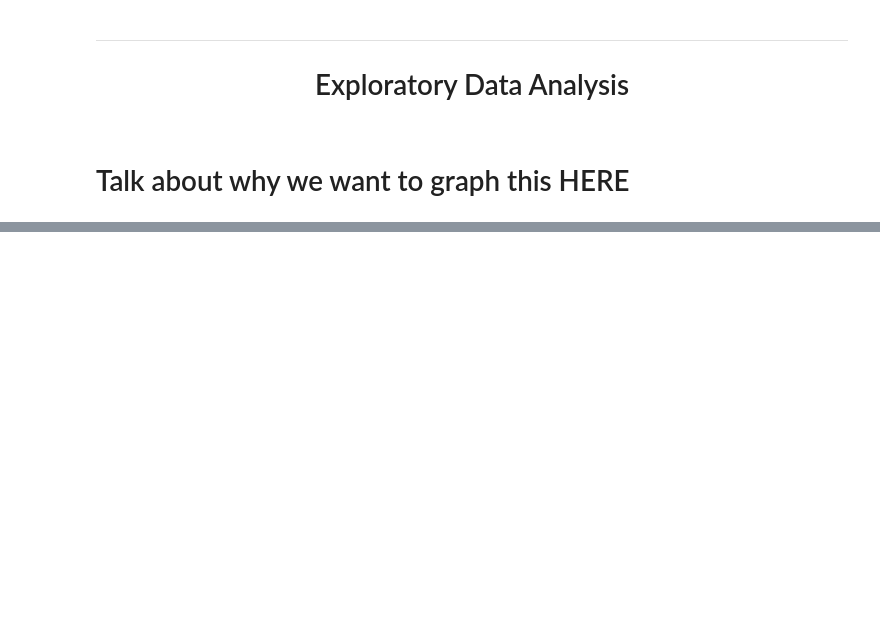
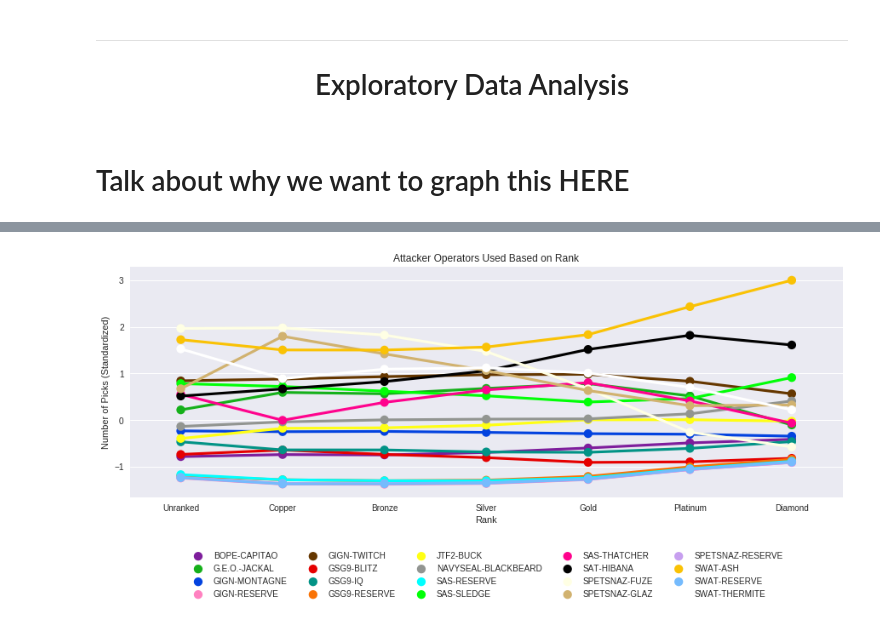
Before and after one commit to jiglesia3/jiglesia3.github.io, a Jupyter notebook: Final Tutorial.ipynb, the cells around one changed output, grey strips where cells are left out. Drawn from its saved outputs; the diff is of its cells as text; code cells hidden in the pictures; blank space fills up the shorter version.

```diff
--- a/Final Tutorial.ipynb
+++ b/Final Tutorial.ipynb
@@ -201,0 +203,44 @@ sns.plt.show()
+# %%
+# Create dataframe to sum up rounds won, kills, deaths, and rounds played across all ranks for each operator, gamemode, and  map
+ops_by_rank = operators.groupby(['skillrank', 'role', 'operator'], \
+                                        as_index=False)['nbwins', 'nbkills', 'nbdeaths', 'nbpicks'].sum()
+
+# Adding k/d and win ratio columns
+ops_by_rank['k/d_ratio'] = pd.to_numeric(ops_by_rank['nbkills']) / pd.to_numeric(ops_by_rank['nbdeaths'])
+ops_by_rank['win_ratio'] = pd.to_numeric(ops_by_rank['nbwins']) / pd.to_numeric(ops_by_rank['nbpicks'])
+
+unranked_ops = ops_by_rank.loc[ops_by_rank['skillrank'] == ('Unranked')]
+unranked_ops['scaled_nbpicks'] = preprocessing.scale(unranked_ops['nbpicks'])
+
+copper_ops = ops_by_rank.loc[ops_by_rank['skillrank'] == ('Copper')]
+copper_ops['scaled_nbpicks'] = preprocessing.scale(copper_ops['nbpicks'])
+
+bronze_ops = ops_by_rank.loc[ops_by_rank['skillrank'] == ('Bronze')]
+bronze_ops['scaled_nbpicks'] = preprocessing.scale(bronze_ops['nbpicks'])
+
+silver_ops = ops_by_rank.loc[ops_by_rank['skillrank'] == ('Silver')]
+silver_ops['scaled_nbpicks'] = preprocessing.scale(silver_ops['nbpicks'])
+
+gold_ops = ops_by_rank.loc[ops_by_rank['skillrank'] == ('Gold')]
+gold_ops['scaled_nbpicks'] = preprocessing.scale(gold_ops['nbpicks'])
+
+plat_ops = ops_by_rank.loc[ops_by_rank['skillrank'] == ('Platinum')]
+plat_ops['scaled_nbpicks'] = preprocessing.scale(plat_ops['nbpicks'])
+
+diamond_ops = ops_by_rank.loc[ops_by_rank['skillrank'] == ('Diamond')]
+diamond_ops['scaled_nbpicks'] = preprocessing.scale(diamond_ops['nbpicks'])
+
+frames = [unranked_ops, copper_ops, bronze_ops, silver_ops, gold_ops, plat_ops, diamond_ops]
+ops_by_rank = pd.concat(frames)
+# %%
+order = ['Unranked','Copper','Bronze','Silver','Gold','Platinum','Diamond']
+ops_by_rank_att = ops_by_rank.loc[ops_by_rank['role'] == ('Attacker')]
+plt.figure(figsize=(15,5))
+sns.pointplot(x="skillrank", y="scaled_nbpicks", hue="operator", data=ops_by_rank_att, legend=False, palette=new_palette, size=5, aspect=2.5, order=order);
+plt.legend(loc=9, bbox_to_anchor=(0.5, -0.2), ncol=5)
+plt.title('Attacker Operators Used Based on Rank')
+plt.xlabel('Rank')
+plt.ylabel('Number of Picks (Standardized)')
+sns.plt.show()
+# %% [output]
+[figure, added]
```
Also changed, not shown: parts of 6 cells of this notebook.
